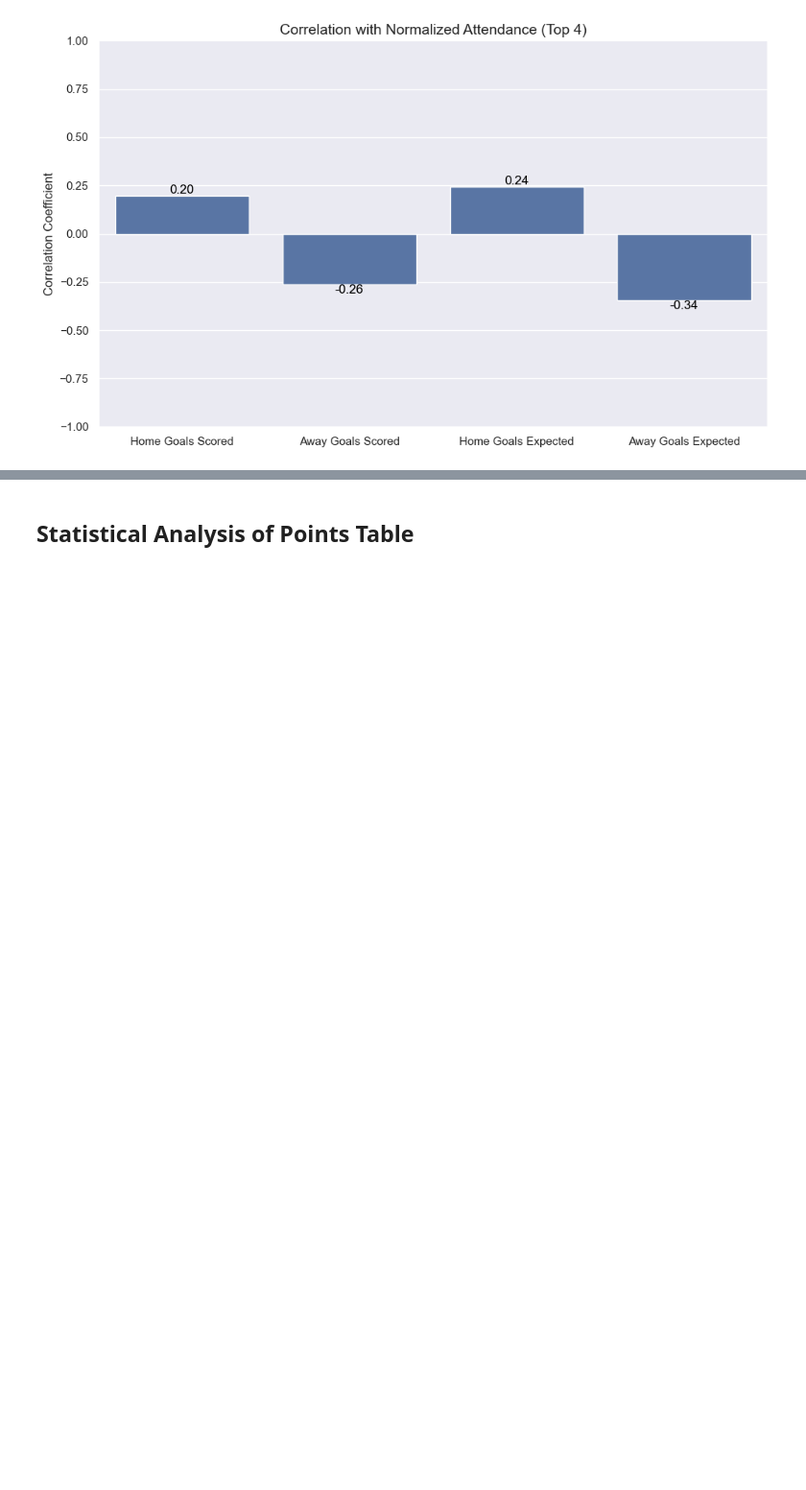
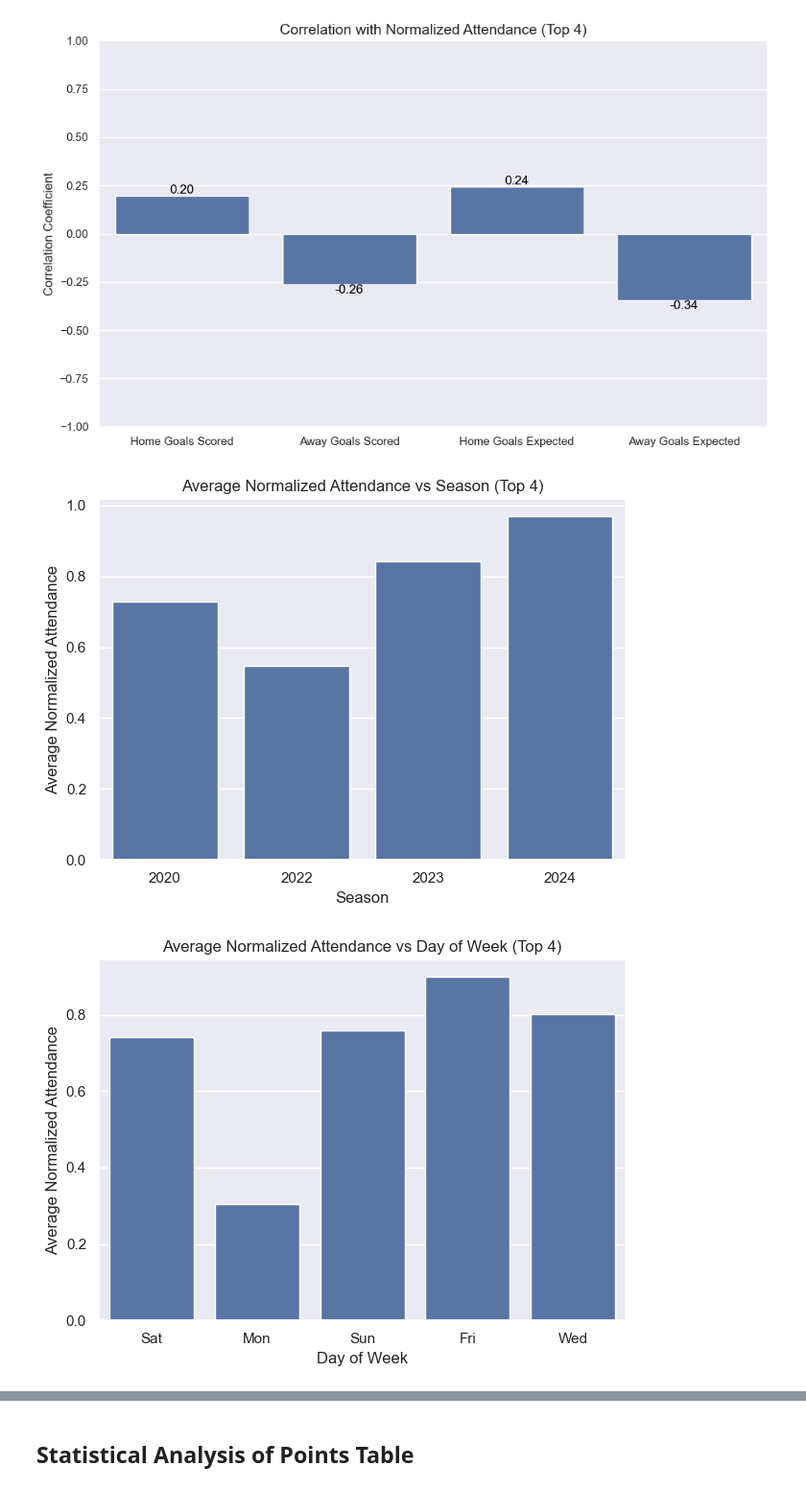
Before and after one commit to tahabinzafar/Data-Task---Portas, a Jupyter notebook: analysis.ipynb, the cells around one changed output, grey strips where cells are left out. Shown at 96% size. Saved outputs shown, nothing was run; the diff lists cells and outputs as text; code cells hidden in the pictures; blank space fills up the shorter version.

```diff
--- a/analysis.ipynb
+++ b/analysis.ipynb
@@ -970,3 +996,77 @@ plt.show()
 [figure]
 [figure]
 [figure]
+# %%
+# Lets see if there is any difference if match includes a team from Top 4
+
+# Define the top teams
+top_teams = ['Chelsea', 'Arsenal', 'Manchester Utd', 'Manchester City']
+
+# Filter out matches involving the top teams
+# top_teams_matches = fd[(fd['home_team'].isin(top_teams)) | (fd['away_team'].isin(top_teams))]
+
+top_teams_matches = fd[(fd['home_team'].isin(top_teams)) | (fd['away_team'].isin(top_teams))]
+
+# Display the filtered DataFrame
+fd = top_teams_matches
+
+# Calculate the maximum attendance for each venue
+venue_max_attendance = fd.groupby('venue')['attendance'].max()
+
+# Normalize the attendance for each row
+fd['normalized_attendance'] = fd.apply(lambda row: row['attendance'] / venue_max_attendance[row['venue']], axis=1)
+
+# Plot bar plots for categorical features against normalized attendance
+categorical_features = ['season_end_year', 'day_of_week']
+
+for feature in categorical_features:
+
+    sns.barplot(x=fd[feature], y=fd['normalized_attendance'], errorbar=('ci',False))
+    plt.xlabel(f'{feature.capitalize()}', fontsize=12)
+    plt.ylabel('Average Normalized Attendance', fontsize=12)
+
+
+    if feature == 'season_end_year':
+        plt.title(f'Average Normalized Attendance vs Season (Top 4)', fontsize=12)
+        plt.xlabel('Season', fontsize=12)
+
+    elif feature == 'day_of_week':
+        plt.title(f'Average Normalized Attendance vs Day of Week (Top 4)', fontsize=12)
+        plt.xlabel('Day of Week', fontsize=12)
+
+    plt.tight_layout()
+    plt.show()
+
+plt.figure(figsize=(12, 6))
+sns.barplot(x='normalized_attendance', y='venue', data=fd, orient='h', errorbar=None, order=fd.sort_values('normalized_attendance')['venue'])
+plt.title('Average Normalized Attendance by Venue (Top4)', fontsize=12)
+plt.xlabel('Average Normalized Attendance', fontsize=12)
+plt.ylabel(None)
+plt.tight_layout()
+plt.show()
+
+
+
+# Selecting the columns of interest
+columns_of_interest = ['normalized_attendance', 'home_goals', 'away_goals', 'home_xg', 'away_xg']
+# Creating a correlation matrix
+correlation_matrix = fd[columns_of_interest].corr()
+# Extracting the correlation of normalized_attendance with the other variables
+normalized_attendance_corr = correlation_matrix['normalized_attendance'].drop('normalized_attendance')
+# Plotting the correlations
+plt.figure(figsize=(10, 6))
+bar_plot = sns.barplot(x=normalized_attendance_corr.index, y=normalized_attendance_corr.values)
+# Adding correlation coefficient values on top of the bars
+for index, value in enumerate(normalized_attendance_corr.values):
+    plt.text(index, value, f'{value:.2f}', ha='center', va='bottom' if value >= 0 else 'top', color='black')
+# Setting clear x-tick labels
+plt.xticks(ticks=range(len(normalized_attendance_corr)), labels=['Home Goals Scored', 'Away Goals Scored', 'Home Goals Expected', 'Away Goals Expected'])
+plt.title('Correlation with Normalized Attendance (Top 4)', fontsize=14)
+plt.xlabel(None)
+plt.ylabel('Correlation Coefficient')
+plt.ylim(-1, 1)  # Correlation values range from -1 to 1
+plt.tight_layout()
+plt.show()
+# %% [output]
+[figure, added]
+[figure, added]
```
Also changed, not shown: parts of 9 cells of this notebook, 1 other file.
